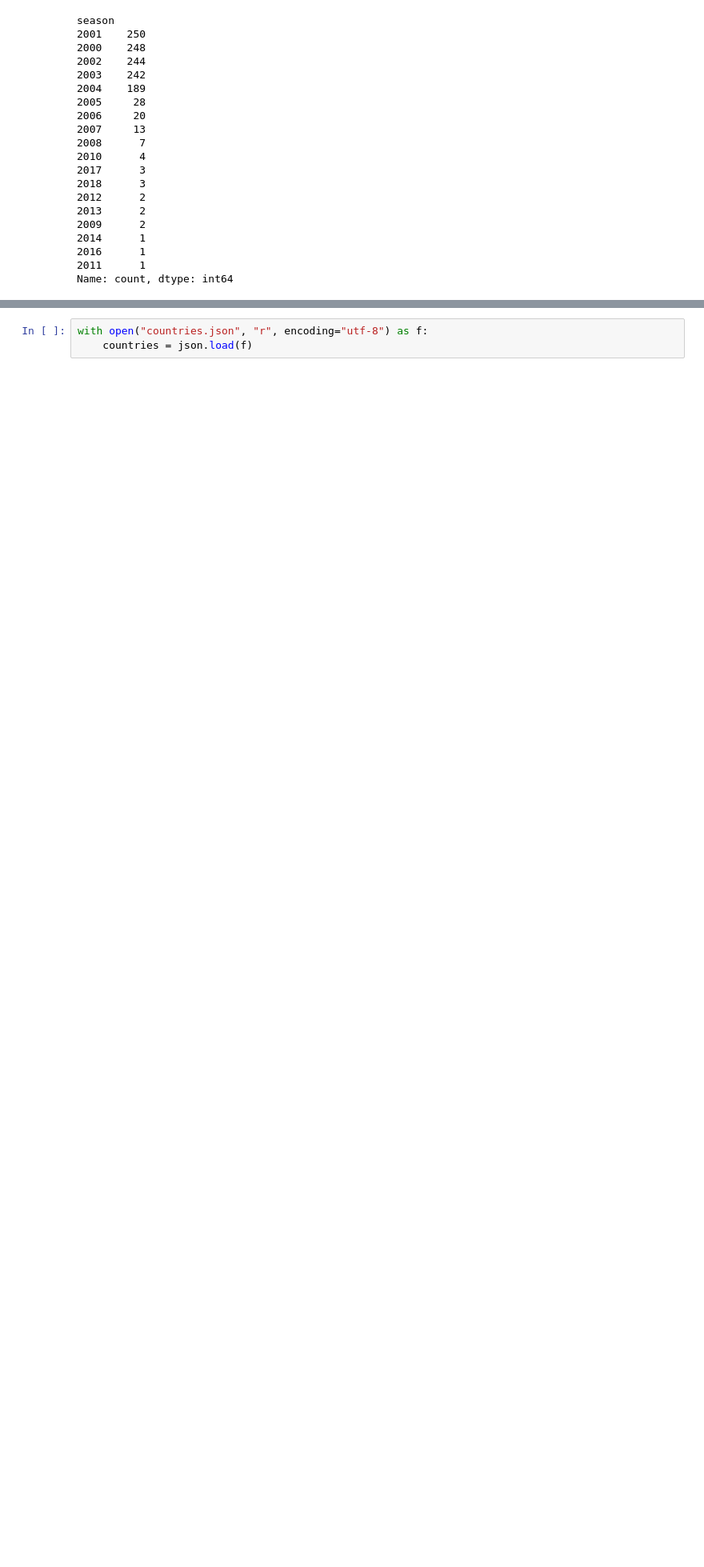
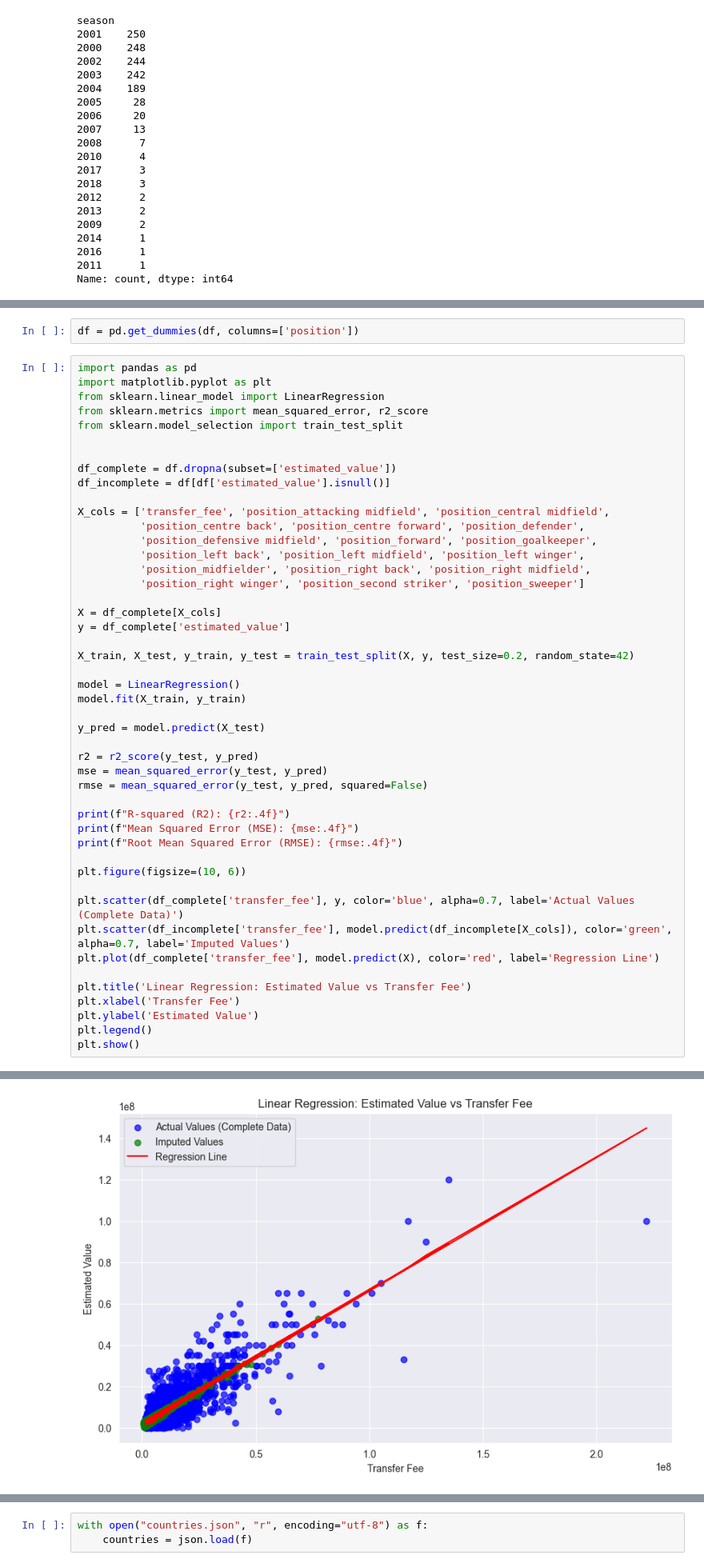
Before and after one commit to balooooooooo/football-transfers-eda, a Jupyter notebook: football_transfers.ipynb, the cells around one changed output, grey strips where cells are left out. Shown at 80% size. Drawn from its saved outputs; the diff is of its cells as text; blank space fills up the shorter version.

```diff
--- a/football_transfers.ipynb
+++ b/football_transfers.ipynb
@@ -309,0 +298,50 @@ get_outliers(df, "transfer_fee")
+# %%
+df = pd.get_dummies(df, columns=['position'])
+# %%
+import pandas as pd
+import matplotlib.pyplot as plt
+from sklearn.linear_model import LinearRegression
+from sklearn.metrics import mean_squared_error, r2_score
+from sklearn.model_selection import train_test_split
+
+
+df_complete = df.dropna(subset=['estimated_value'])
+df_incomplete = df[df['estimated_value'].isnull()]
+
+X_cols = ['transfer_fee', 'position_attacking midfield', 'position_central midfield',
+          'position_centre back', 'position_centre forward', 'position_defender',
+          'position_defensive midfield', 'position_forward', 'position_goalkeeper',
+          'position_left back', 'position_left midfield', 'position_left winger',
+          'position_midfielder', 'position_right back', 'position_right midfield',
+          'position_right winger', 'position_second striker', 'position_sweeper']
+
+X = df_complete[X_cols]
+y = df_complete['estimated_value']
+
+X_train, X_test, y_train, y_test = train_test_split(X, y, test_size=0.2, random_state=42)
+
+model = LinearRegression()
+model.fit(X_train, y_train)
+
+y_pred = model.predict(X_test)
+
+r2 = r2_score(y_test, y_pred)
+mse = mean_squared_error(y_test, y_pred)
+rmse = mean_squared_error(y_test, y_pred, squared=False)
+
+print(f"R-squared (R2): {r2:.4f}")
+print(f"Mean Squared Error (MSE): {mse:.4f}")
+print(f"Root Mean Squared Error (RMSE): {rmse:.4f}")
+
+plt.figure(figsize=(10, 6))
+
+plt.scatter(df_complete['transfer_fee'], y, color='blue', alpha=0.7, label='Actual Values (Complete Data)')
+plt.scatter(df_incomplete['transfer_fee'], model.predict(df_incomplete[X_cols]), color='green', alpha=0.7, label='Imputed Values')
+plt.plot(df_complete['transfer_fee'], model.predict(X), color='red', label='Regression Line')
+
+plt.title('Linear Regression: Estimated Value vs Transfer Fee')
+plt.xlabel('Transfer Fee')
+plt.ylabel('Estimated Value')
+plt.legend()
+plt.show()
+# %% [output]
@@ -309,0 +351 @@ get_outliers(df, "transfer_fee")
+[figure, added]
```
Also changed, not shown: parts of 13 cells of this notebook.
